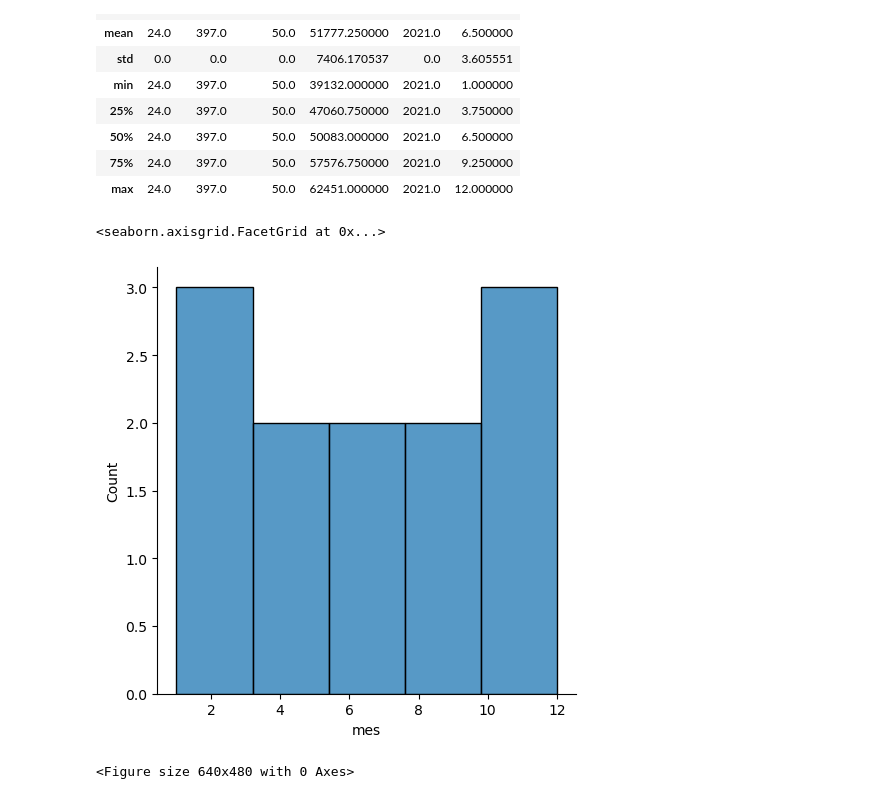
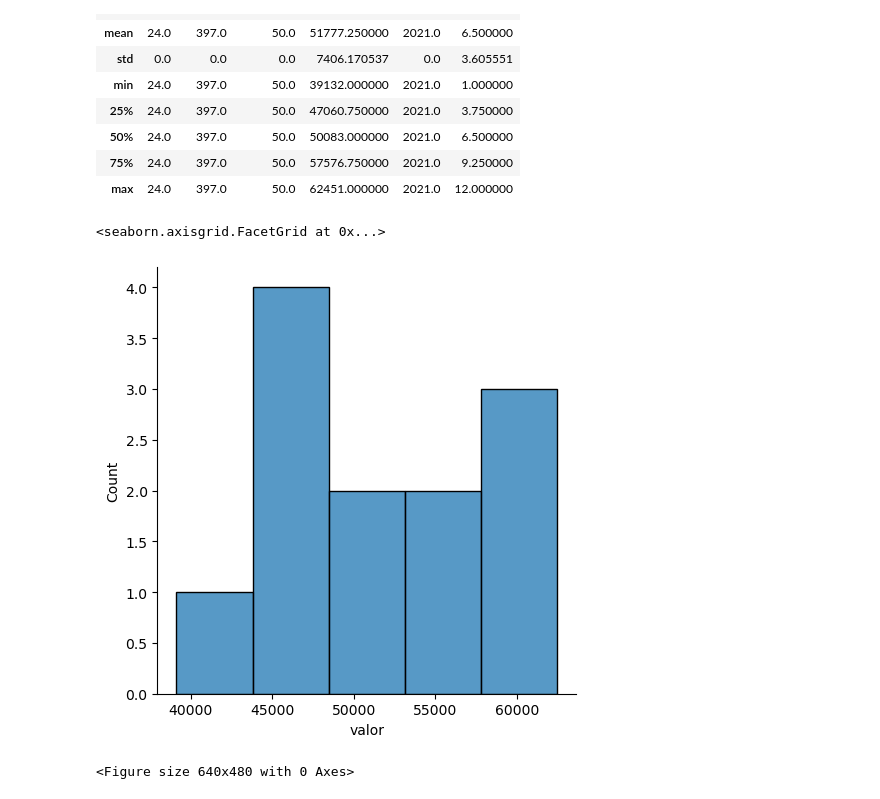
Before and after one commit to SilvinaMuzzio/Analisis-y-Prediccion-de-precios, a Jupyter notebook: EDA-Construccion Argentina.ipynb, the cells around one changed output. Cells and saved outputs as stored; diff of their text form; code cells hidden in the pictures.

```diff
--- a/EDA-Construccion Argentina.ipynb
+++ b/EDA-Construccion Argentina.ipynb
@@ -193,11 +193,11 @@ tn_cemento_mensual_mendoza.describe() #Descripcion de la distribucion de los dat
 | 75% | 24.0 | 397.0 | 50.0 | 57576.750000 | 2021.0 | 9.250000 |
 | max | 24.0 | 397.0 | 50.0 | 62451.000000 | 2021.0 | 12.000000 |
 # %%
-grafico1=sns.displot(tn_cemento_mensual_mendoza['mes']) #Gráfico del valor de la tonelada de cemento.
-grafico1                                                #Podemos ver el mín (20mil) y el max (63mil aprox)
+grafico1=sns.displot(tn_cemento_mensual_mendoza['valor']) #Gráfico del valor de la tonelada de cemento.
+grafico1                                                #Podemos ver el mín (39mil) y el max (63mil aprox)
 # %% [output]
 <seaborn.axisgrid.FacetGrid at 0x...>
-[figure, old version]
+[figure, new version]
 # %%
 grafico2 = plt.figure()
 # %% [output]
```
Also changed, not shown: parts of 7 cells of this notebook.
